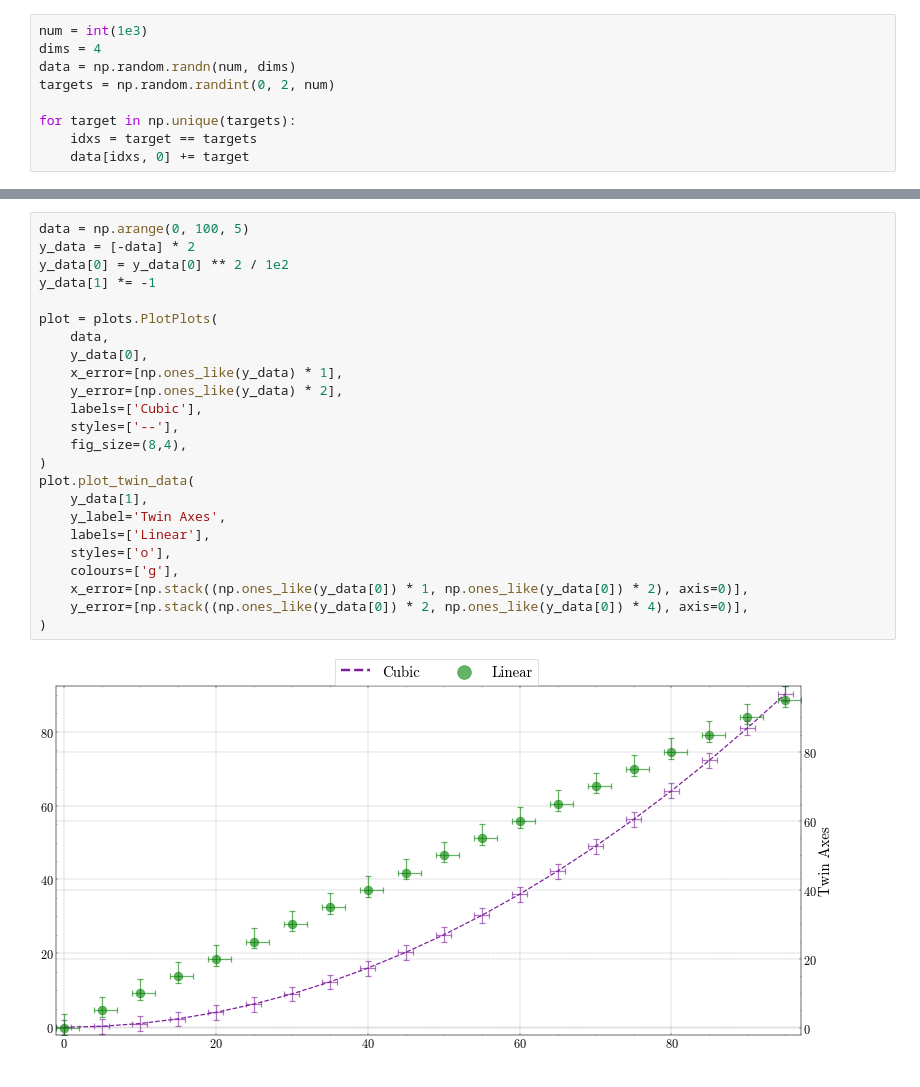
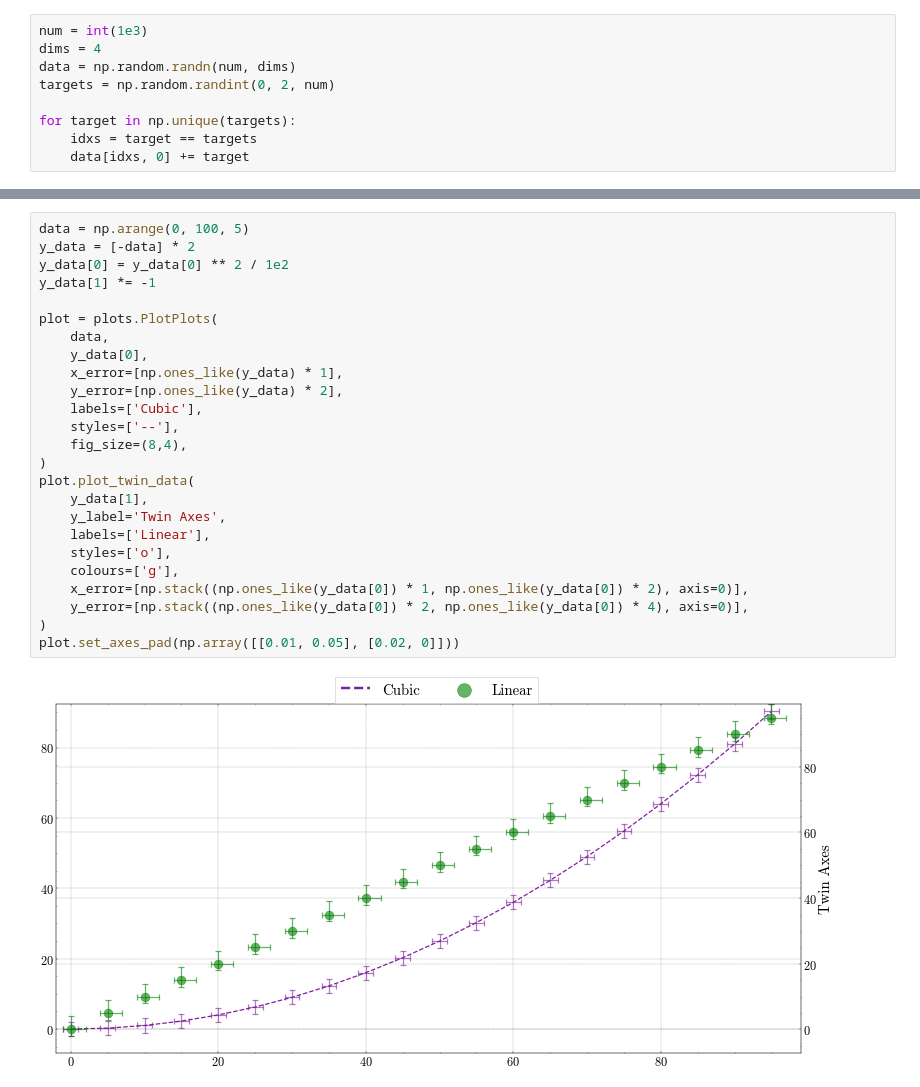
Before and after one commit to EthanTreg/Science-Plots, a Jupyter notebook: notebooks/plot_tests.ipynb, the cells around one changed output, grey strips where cells are left out. Cells and saved outputs as stored; diff of their text form.

```diff
--- a/notebooks/plot_tests.ipynb
+++ b/notebooks/plot_tests.ipynb
@@ -228,29 +222,30 @@ plot = plots.PlotPerformance(
 # %%
 data = np.arange(0, 100, 5)
 y_data = [-data] * 2
 y_data[0] = y_data[0] ** 2 / 1e2
 y_data[1] *= -1
 
 plot = plots.PlotPlots(
     data,
     y_data[0],
     x_error=[np.ones_like(y_data) * 1],
     y_error=[np.ones_like(y_data) * 2],
     labels=['Cubic'],
     styles=['--'],
     fig_size=(8,4),
 )
 plot.plot_twin_data(
     y_data[1],
     y_label='Twin Axes',
     labels=['Linear'],
     styles=['o'],
     colours=['g'],
     x_error=[np.stack((np.ones_like(y_data[0]) * 1, np.ones_like(y_data[0]) * 2), axis=0)],
     y_error=[np.stack((np.ones_like(y_data[0]) * 2, np.ones_like(y_data[0]) * 4), axis=0)],
 )
+plot.set_axes_pad(np.array([[0.01, 0.05], [0.02, 0]]))
 # %% [output]
-[figure, old version]
+[figure, new version]
 # %%
 x_data = np.arange(10) + 1
 y_data = np.arange(10) + np.random.randn(10) + 1
```
Also changed, not shown: parts of 15 cells of this notebook, 4 other files.
